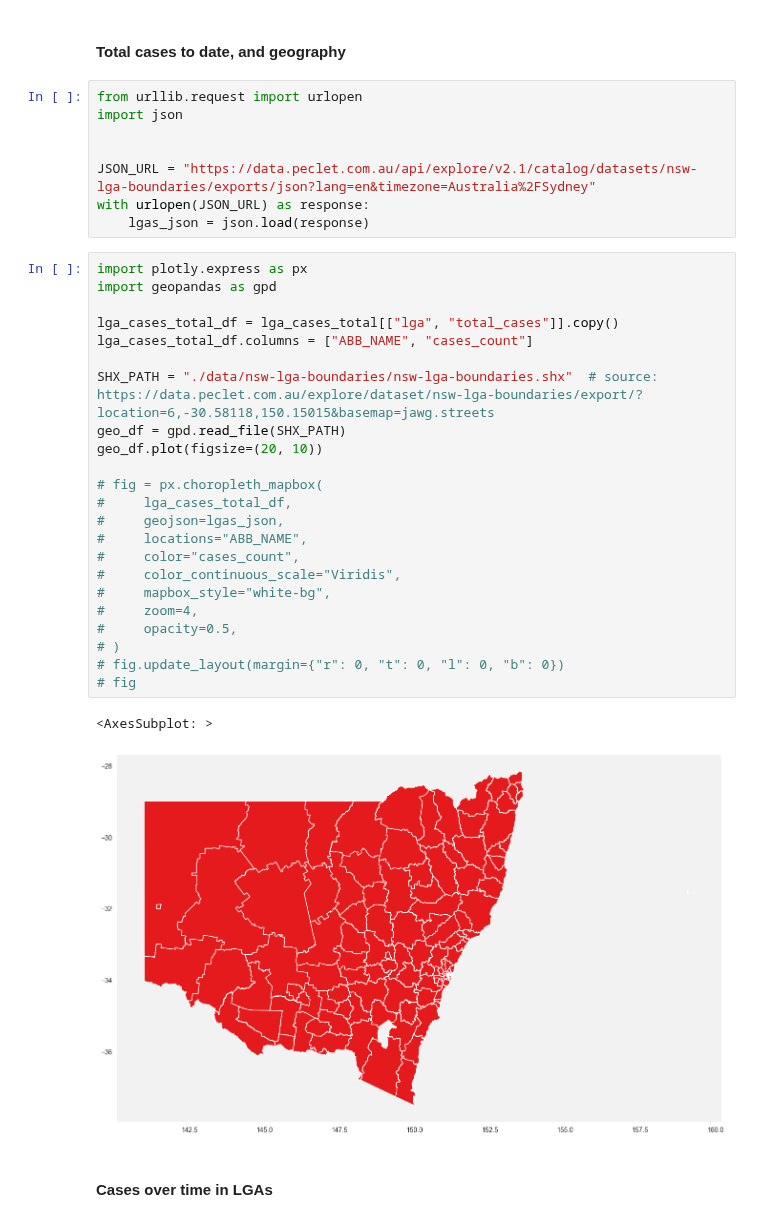
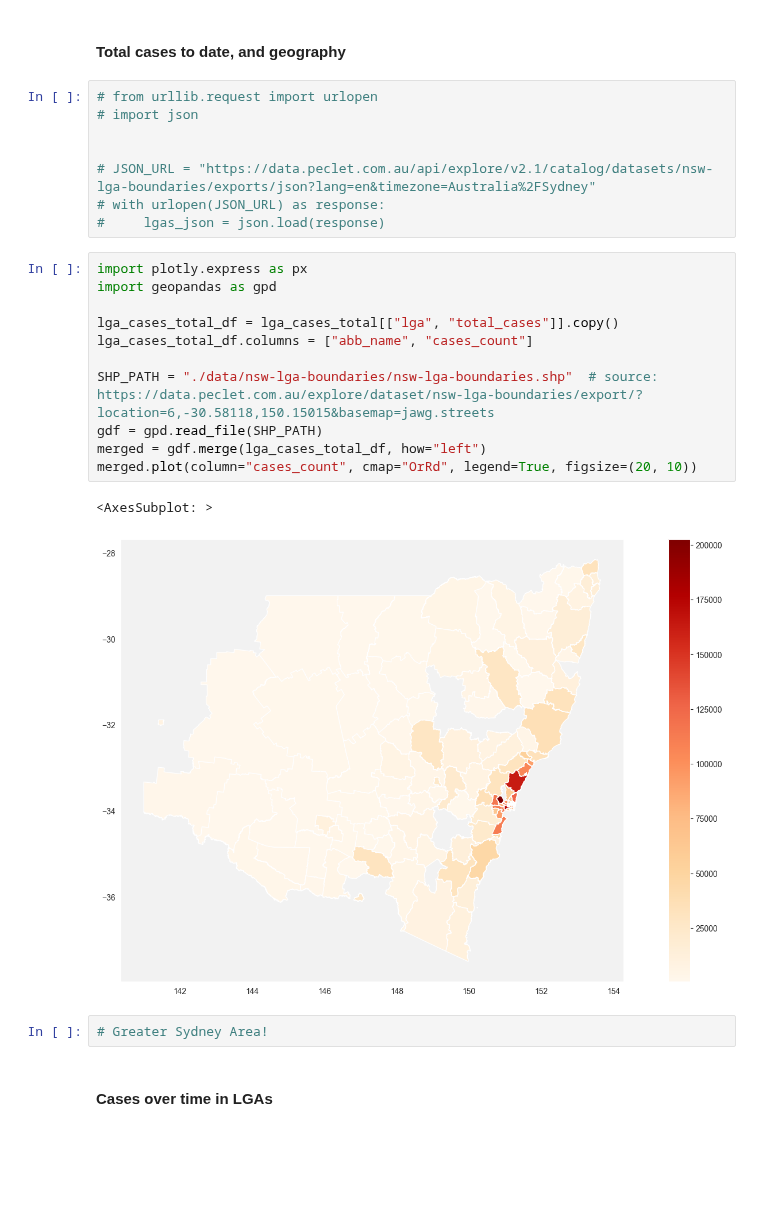
Before and after one commit to henrylin03/covid-nsw, a Jupyter notebook: analysis.ipynb, the cells around one changed output. Cells and saved outputs as stored; diff of their text form; blank space fills up the shorter version.

Commit message:
plot using pandas

```diff
--- a/analysis.ipynb
+++ b/analysis.ipynb
@@ -652,39 +652,29 @@ pd.read_sql_query(
 # %% [markdown]
 #### Total cases to date, and geography
 # %%
-from urllib.request import urlopen
-import json
+# from urllib.request import urlopen
+# import json
 
 
-JSON_URL = "https://data.peclet.com.au/api/explore/v2.1/catalog/datasets/nsw-lga-boundaries/exports/json?lang=en&timezone=Australia%2FSydney"
-with urlopen(JSON_URL) as response:
-    lgas_json = json.load(response)
+# JSON_URL = "https://data.peclet.com.au/api/explore/v2.1/catalog/datasets/nsw-lga-boundaries/exports/json?lang=en&timezone=Australia%2FSydney"
+# with urlopen(JSON_URL) as response:
+#     lgas_json = json.load(response)
 # %%
 import plotly.express as px
 import geopandas as gpd
 
 lga_cases_total_df = lga_cases_total[["lga", "total_cases"]].copy()
-lga_cases_total_df.columns = ["ABB_NAME", "cases_count"]
+lga_cases_total_df.columns = ["abb_name", "cases_count"]
 
-SHX_PATH = "./data/nsw-lga-boundaries/nsw-lga-boundaries.shx"  # source: https://data.peclet.com.au/explore/dataset/nsw-lga-boundaries/export/?location=6,-30.58118,150.15015&basemap=jawg.streets
-geo_df = gpd.read_file(SHX_PATH)
-geo_df.plot(figsize=(20, 10))
-
-# fig = px.choropleth_mapbox(
-#     lga_cases_total_df,
-#     geojson=lgas_json,
-#     locations="ABB_NAME",
-#     color="cases_count",
-#     color_continuous_scale="Viridis",
-#     mapbox_style="white-bg",
-#     zoom=4,
-#     opacity=0.5,
-# )
-# fig.update_layout(margin={"r": 0, "t": 0, "l": 0, "b": 0})
-# fig
+SHP_PATH = "./data/nsw-lga-boundaries/nsw-lga-boundaries.shp"  # source: https://data.peclet.com.au/explore/dataset/nsw-lga-boundaries/export/?location=6,-30.58118,150.15015&basemap=jawg.streets
+gdf = gpd.read_file(SHP_PATH)
+merged = gdf.merge(lga_cases_total_df, how="left")
+merged.plot(column="cases_count", cmap="OrRd", legend=True, figsize=(20, 10))
 # %% [output]
 <AxesSubplot: >
-[figure, old version]
+[figure, new version]
+# %%
+# Greater Sydney Area!
 # %% [markdown]
 #### Cases over time in LGAs
 # %%
```
Also changed, not shown: parts of 2 cells of this notebook.
